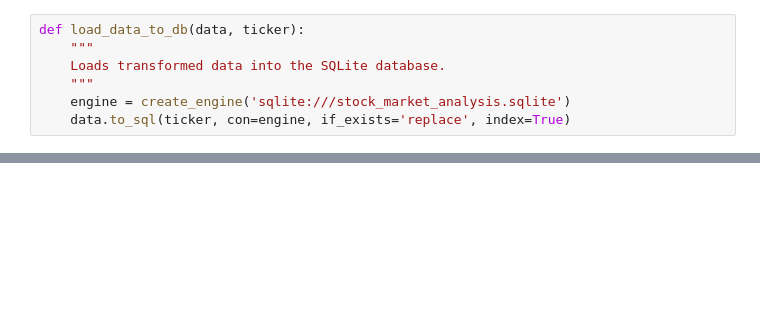
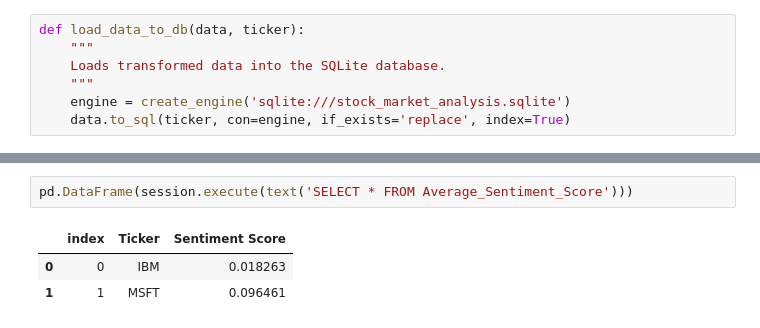
Before and after one commit to 44Jacob/FinDataTechAnalysis, a Jupyter notebook: test.ipynb, the cells around one changed output, grey strips where cells are left out. Cells and saved outputs as stored; diff of their text form; blank space fills up the shorter version.

```diff
--- a/test.ipynb
+++ b/test.ipynb
@@ -387,0 +219,6 @@ SyntaxError: 'return' outside function (828057532.py, line 2)
+# %%
+pd.DataFrame(session.execute(text('SELECT * FROM Average_Sentiment_Score')))
+# %% [output]
+|  | index | Ticker | Sentiment Score |
+| 0 | 0 | IBM | 0.018263 |
+| 1 | 1 | MSFT | 0.096461 |
```
Also changed, not shown: parts of 62 cells of this notebook, 6 other files.
